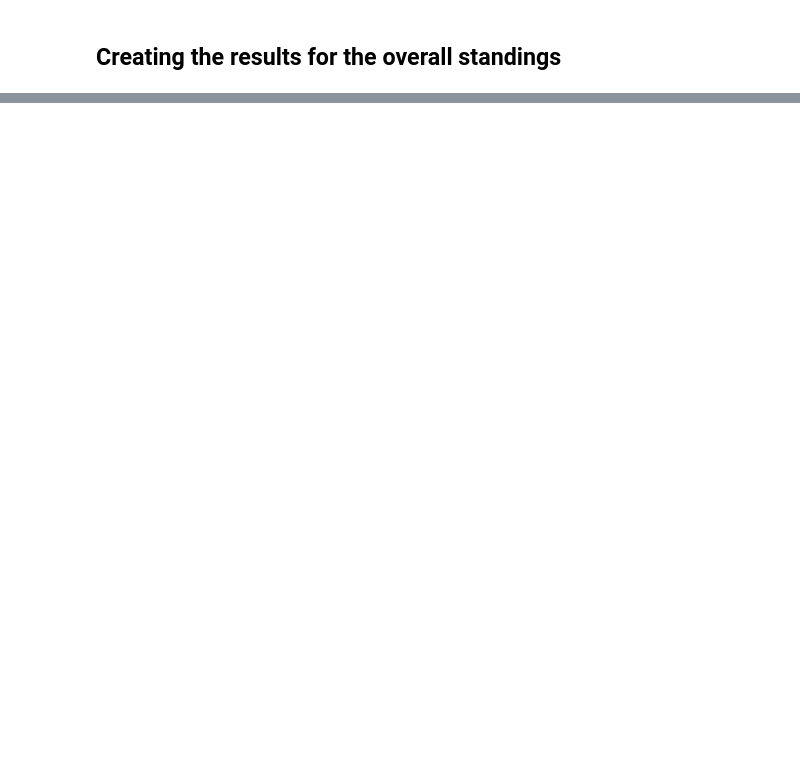
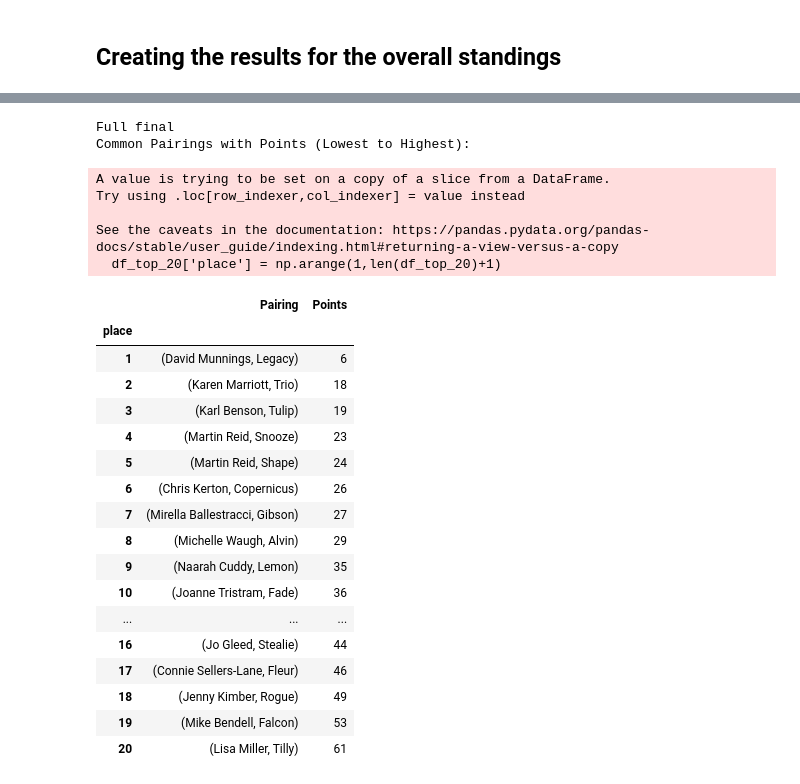
Before and after one commit to RoryTidmarsh/Championship-Finals, a Jupyter notebook: workings.ipynb, the cells around one changed output, grey strips where cells are left out. Drawn from its saved outputs; the diff is of its cells as text; code cells hidden in the pictures; blank space fills up the shorter version.

Commit message:
Addition of final funcitons to return the pandas df of the final

```diff
--- a/workings.ipynb
+++ b/workings.ipynb
@@ -775,0 +838,77 @@ def overall_standings(self, height):
+# %%
+def overall_results(self, height):
+    '''creates the final overall top 20 and the overall placings
+    INPUTS
+    organisation_name_to_find - REQUIRED, the name of the organisation/show as shown on Agility Plaza
+    first_round_class_name, second_round_class_name - REQUIRED, the name of both of the championship rounds as shown on Agility Plaza, in the order in which they are ran at the competiiton
+
+    OUTPUTS
+    df_top_20 - pandas dataframe containing the top 20 placings
+    df_placings - pandas dataframe containing the overall results, not limited to the top 20'''
+
+    #creating the list of the results from both rounds
+    results_df_list = df_results(self, height)
+
+    #seperating the 2 result dataframes from the list
+    df1 = results_df_list[0]
+    df2 = results_df_list[1]
+
+    # Find common dog-human pairings
+    common_pairings = set(zip(df1['Human'], df1['Dog'])) & set(zip(df2['Human'], df2['Dog']))
+
+    # Calculate points for each common pairing
+    points = {}
+    for human, dog in common_pairings:
+        index1 = df1[(df1['Human'] == human) & (df1['Dog'] == dog)].index
+        index2 = df2[(df2['Human'] == human) & (df2['Dog'] == dog)].index
+        if not index1.empty and not index2.empty:
+            points[(human, dog)] = index1[0] + index2[0]
+
+    # Create a new dataframe with pairings and points
+    df_points = pd.DataFrame({'Pairing': list(points.keys()), 'Points': list(points.values())})
+
+    # Sort the dataframe by points in ascending order
+    df_points = df_points.sort_values(by='Points')
+
+    #taking the top 20
+    df_top_20 = df_points.head(20)
+
+    if len(df_top_20) < 20:
+        print(f'Partially full final, {20 - len(df_top_20)} spots left')
+    elif len(df_top_20) == 20:
+        print('Full final')
+    print("Common Pairings with Points (Lowest to Highest):")
+    df_points['place'] = np.arange(1,len(df_points)+1)
+    df_top_20['place'] = np.arange(1,len(df_top_20)+1)
+
+    df_points = df_points.set_index('place')
+    df_top_20 = df_top_20.set_index('place')
+    return df_top_20, df_points
+
+overall_results(show, 'Lge')[0]
+# %% [output]
+Full final
+Common Pairings with Points (Lowest to Highest):
+A value is trying to be set on a copy of a slice from a DataFrame.
+Try using .loc[row_indexer,col_indexer] = value instead
+
+See the caveats in the documentation: https://pandas.pydata.org/pandas-docs/stable/user_guide/indexing.html#returning-a-view-versus-a-copy
+  df_top_20['place'] = np.arange(1,len(df_top_20)+1)
+|  | Pairing | Points |
+| place |  |  |
+| 1 | (David Munnings, Legacy) | 6 |
+| 2 | (Karen Marriott, Trio) | 18 |
+| 3 | (Karl Benson, Tulip) | 19 |
+| 4 | (Martin Reid, Snooze) | 23 |
+| 5 | (Martin Reid, Shape) | 24 |
+| 6 | (Chris Kerton, Copernicus) | 26 |
+| 7 | (Mirella Ballestracci, Gibson) | 27 |
+| 8 | (Michelle Waugh, Alvin) | 29 |
+| 9 | (Naarah Cuddy, Lemon) | 35 |
+| 10 | (Joanne Tristram, Fade) | 36 |
+| ... | ... | ... |
+| 16 | (Jo Gleed, Stealie) | 44 |
+| 17 | (Connie Sellers-Lane, Fleur) | 46 |
+| 18 | (Jenny Kimber, Rogue) | 49 |
+| 19 | (Mike Bendell, Falcon) | 53 |
+| 20 | (Lisa Miller, Tilly) | 61 |
```
Also changed, not shown: parts of 4 cells of this notebook, 1 other file.
